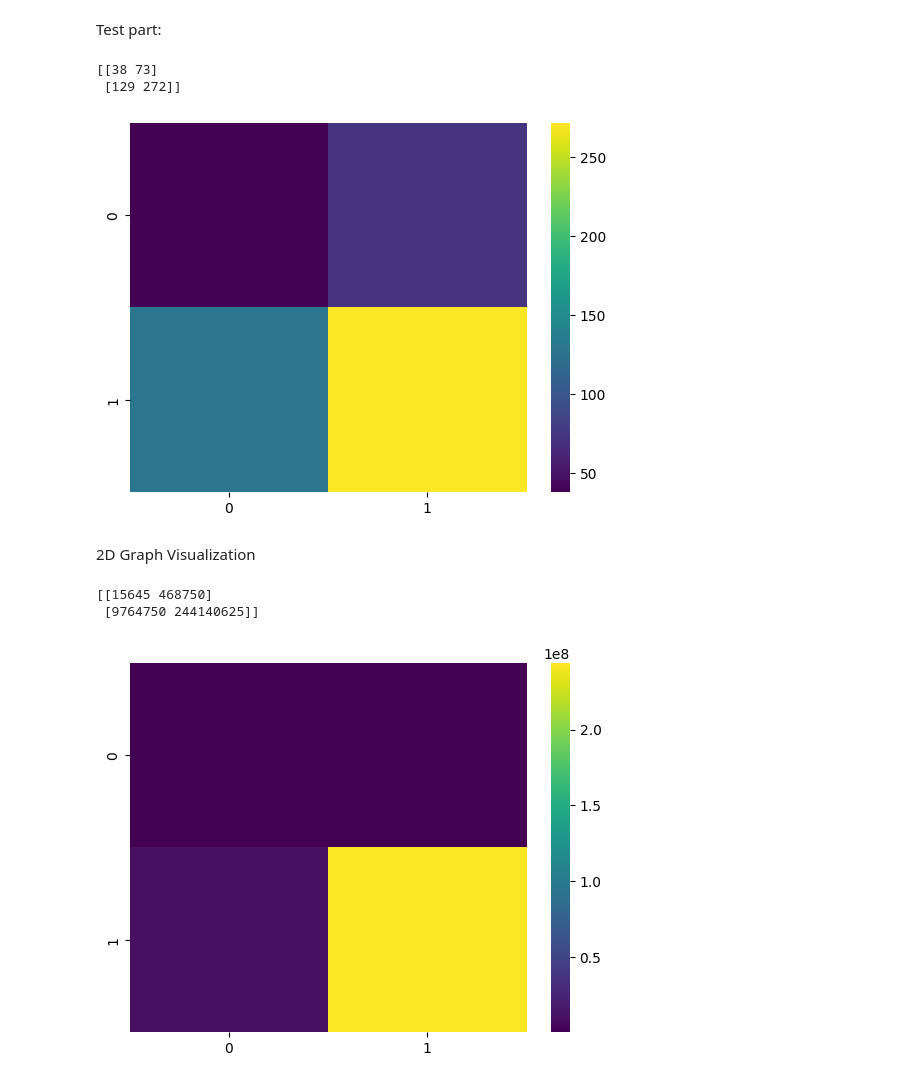
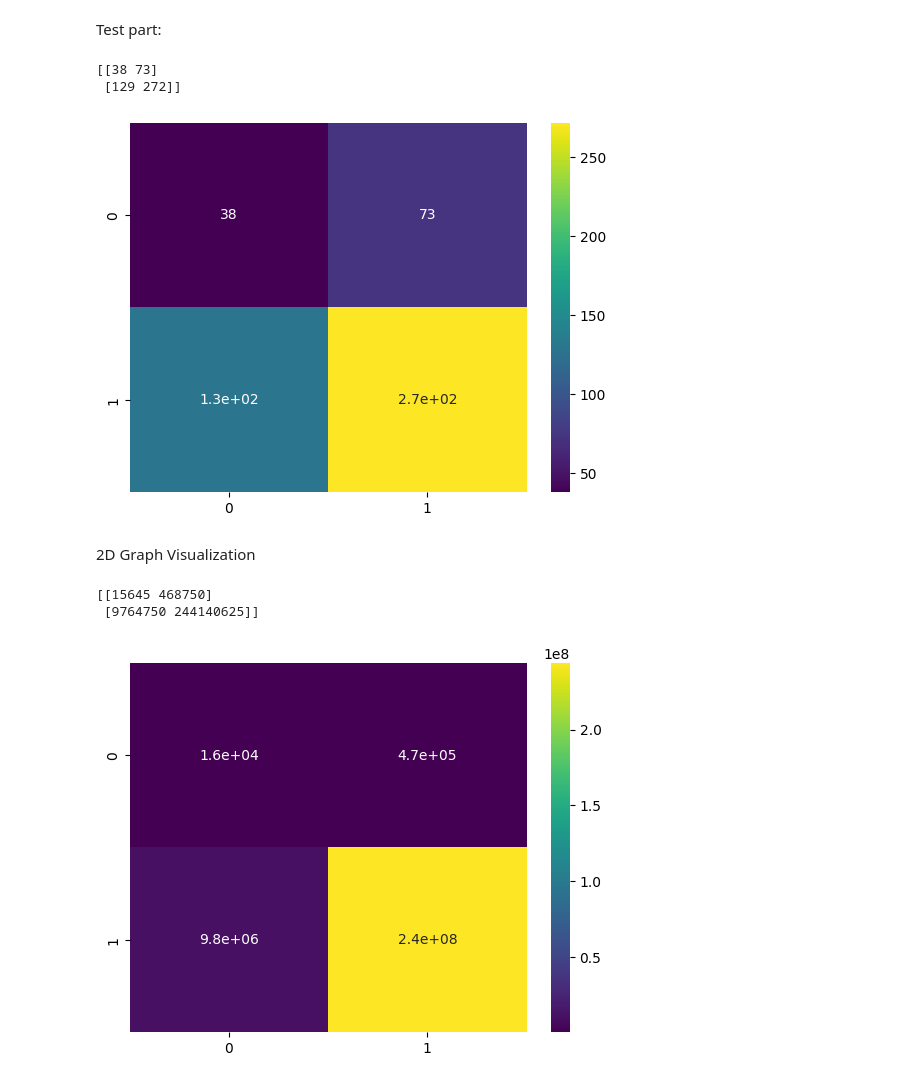
Before and after one commit to Alkhatir/KOMath2, a Jupyter notebook: matrix_op.ipynb, the cells around one changed output. Cells and saved outputs as stored; diff of their text form; code cells hidden in the pictures.

Commit message:
Added some plot changes

```diff
--- a/matrix_op.ipynb
+++ b/matrix_op.ipynb
@@ -197,27 +197,27 @@ print(evaluate_matrix(m3, x))
 results = evaluate_matrix(m3, x)
 results = results.astype(float)
 
-sns.heatmap(results, annot=False, cmap='viridis')
+sns.heatmap(results, annot=True, cmap='viridis')
 plt.show()
 # %% [output]
 [[38 73]
  [129 272]]
-[figure, old version]
+[figure, new version]
 # %% [markdown]
 2D Graph Visualization
 # %%
 x = 5
 print(evaluate_matrix(m5, x))
 
 results = evaluate_matrix(m5, x)
 results = results.astype(float)
 
-sns.heatmap(results, annot=False, cmap='viridis')
+sns.heatmap(results, annot=True, cmap='viridis')
 plt.show()
 # %% [output]
 [[15645 468750]
  [9764750 244140625]]
-[figure, old version]
+[figure, new version]
 # %%
 x = 3
 print(evaluate_matrix(m6, x))
```
Also changed, not shown: parts of 2 cells of this notebook.
